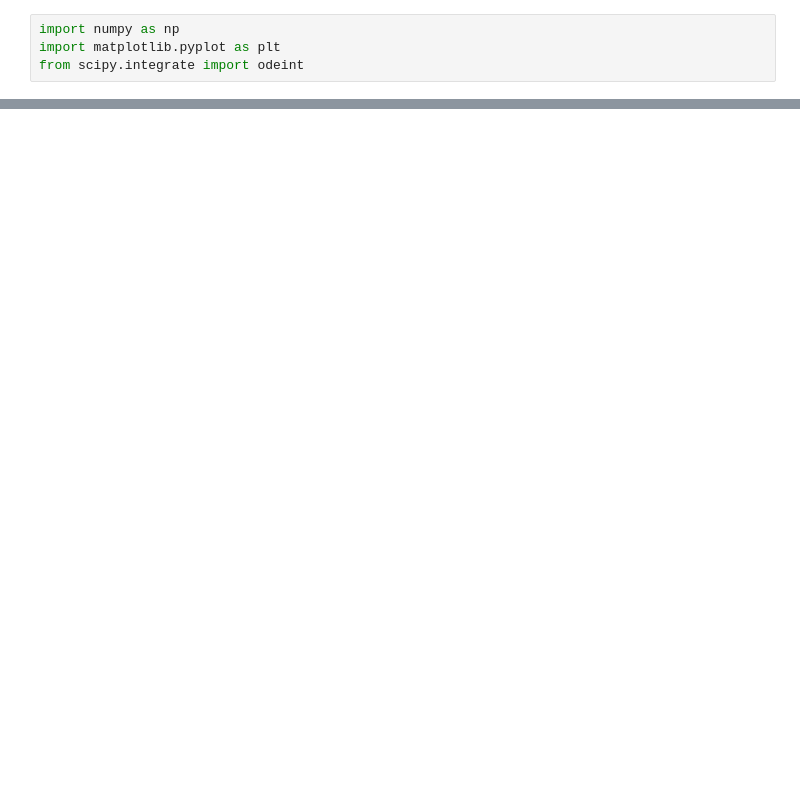
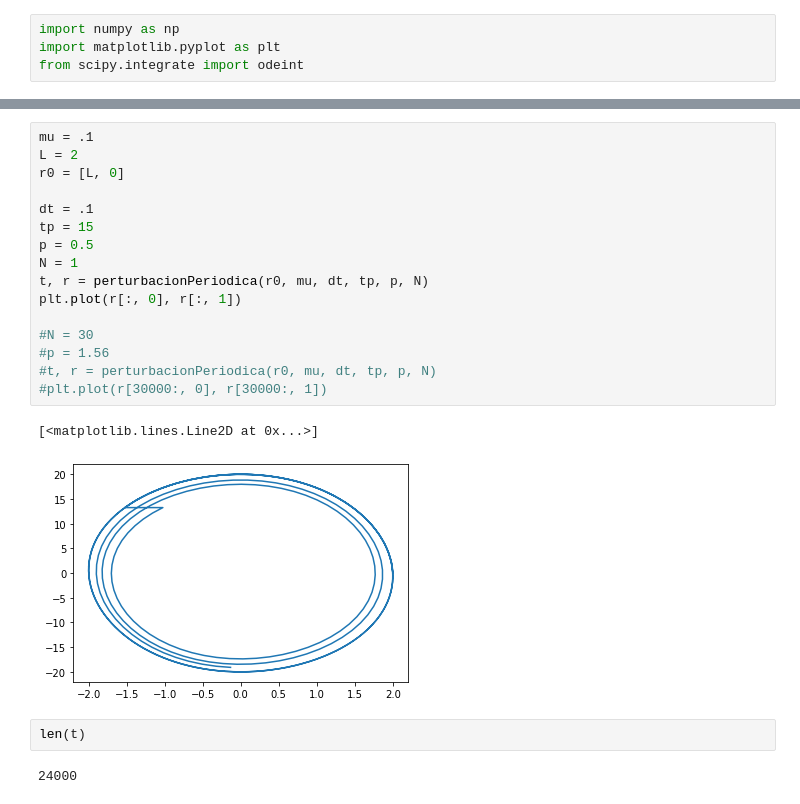
Before and after one commit to moises-santillan/MathematicalBiology, a Jupyter notebook: code/Python/vanDerPol.ipynb, the cells around one changed output, grey strips where cells are left out. Saved outputs shown, nothing was run; the diff lists cells and outputs as text; blank space fills up the shorter version.

```diff
--- a/code/Python/vanDerPol.ipynb
+++ b/code/Python/vanDerPol.ipynb
@@ -55,0 +79,23 @@ plt.plot(t[100000:200000], sol[100000:200000, 1])
+# %%
+mu = .1
+L = 2
+r0 = [L, 0]
+
+dt = .1
+tp = 15
+p = 0.5
+N = 1
+t, r = perturbacionPeriodica(r0, mu, dt, tp, p, N)
+plt.plot(r[:, 0], r[:, 1])
+
+#N = 30
+#p = 1.56
+#t, r = perturbacionPeriodica(r0, mu, dt, tp, p, N)
+#plt.plot(r[30000:, 0], r[30000:, 1])
+# %% [output]
+[<matplotlib.lines.Line2D at 0x...>]
+[figure, added]
+# %%
+len(t)
+# %% [output]
+24000
```
Also changed, not shown: parts of 8 cells of this notebook.
